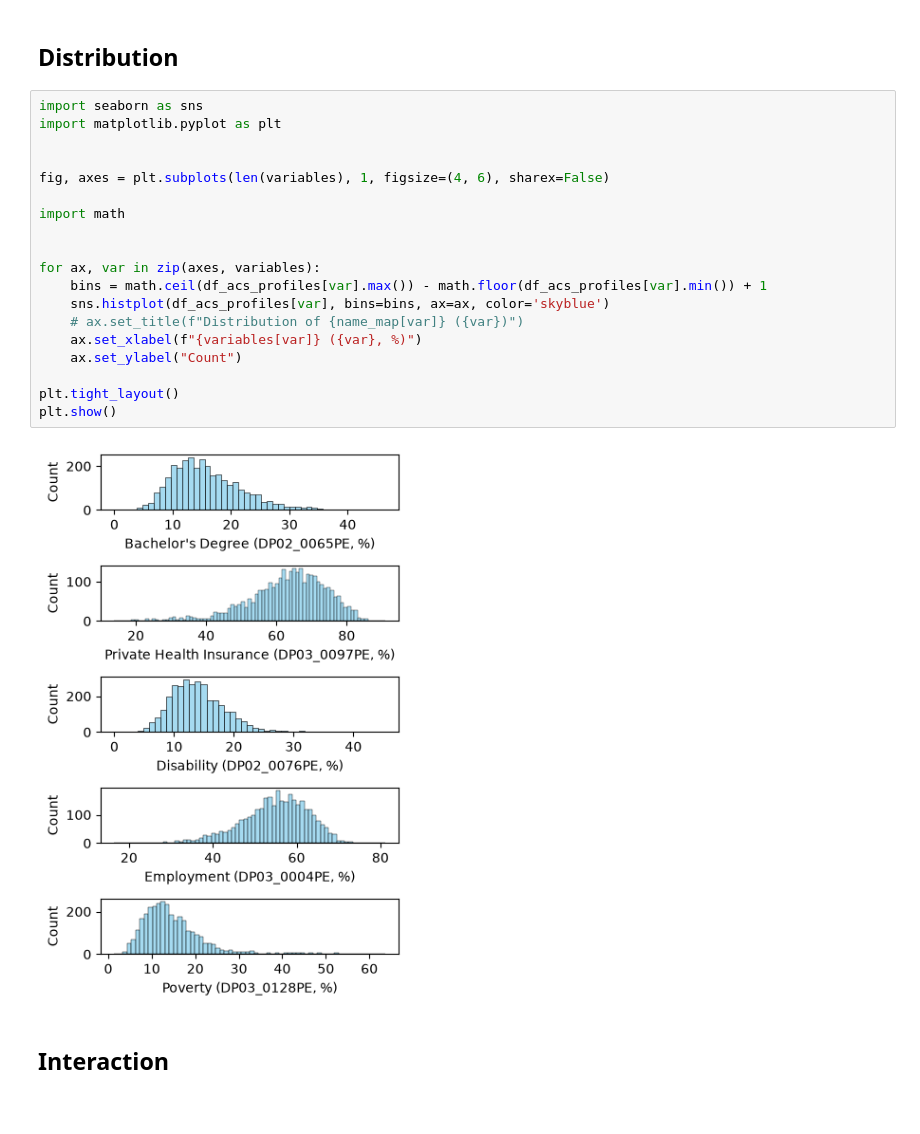
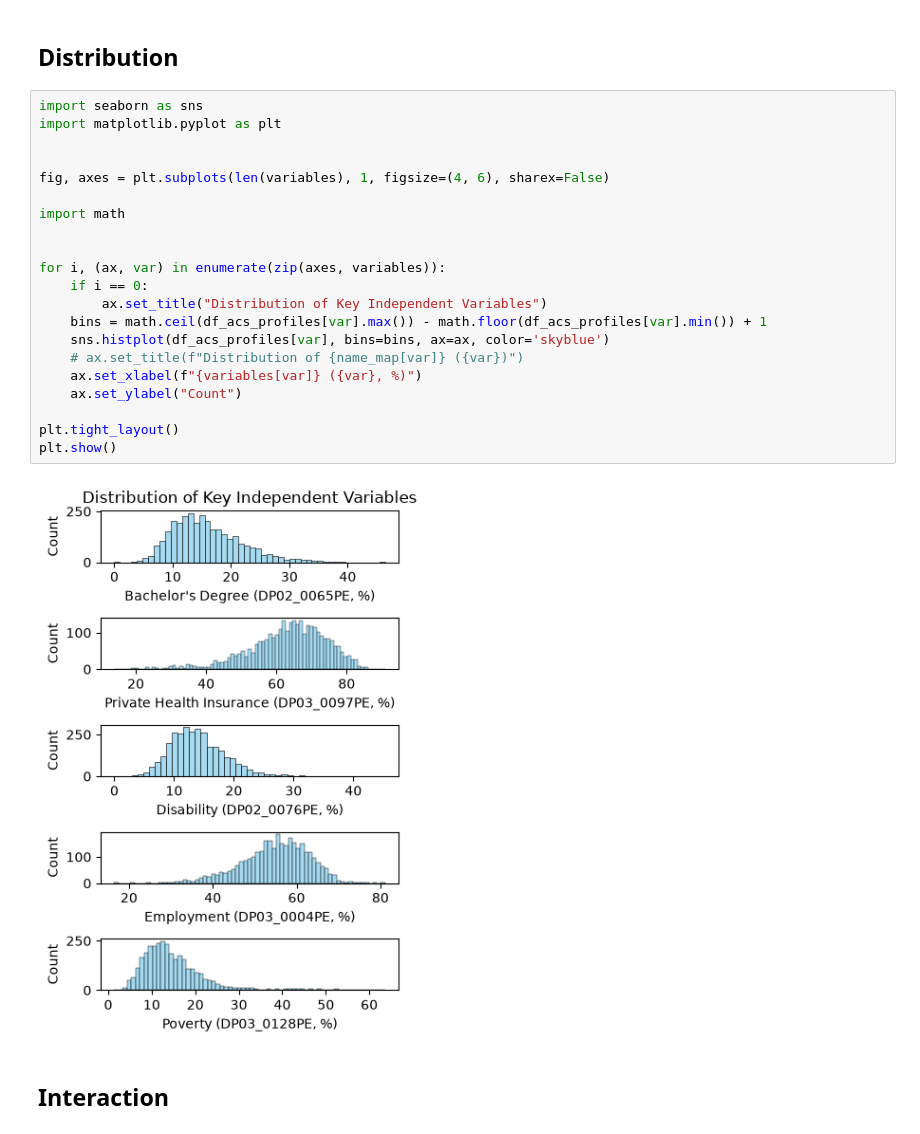
Before and after one commit to KenjiOhtsuka/UoM_SIADS593_submission, a Jupyter notebook: src/03_key_independent_variables.ipynb, the cells around one changed output. Drawn from its saved outputs; the diff is of its cells as text.

Commit message:
add charts

```diff
--- a/src/03_key_independent_variables.ipynb
+++ b/src/03_key_independent_variables.ipynb
@@ -29,24 +29,26 @@ df_acs_profiles = df_acs_profiles[['CountyFIPS'] + list(variables.keys())]
 # %%
 import seaborn as sns
 import matplotlib.pyplot as plt
 
 
 fig, axes = plt.subplots(len(variables), 1, figsize=(4, 6), sharex=False)
 
 import math
 
 
-for ax, var in zip(axes, variables):
+for i, (ax, var) in enumerate(zip(axes, variables)):
+    if i == 0:
+        ax.set_title("Distribution of Key Independent Variables")
     bins = math.ceil(df_acs_profiles[var].max()) - math.floor(df_acs_profiles[var].min()) + 1
     sns.histplot(df_acs_profiles[var], bins=bins, ax=ax, color='skyblue')
     # ax.set_title(f"Distribution of {name_map[var]} ({var})")
     ax.set_xlabel(f"{variables[var]} ({var}, %)")
     ax.set_ylabel("Count")
 
 plt.tight_layout()
 plt.show()
 # %% [output]
-[figure, old version]
+[figure, new version]
 # %% [markdown]
 ## Interaction
 # %% [markdown]
```
